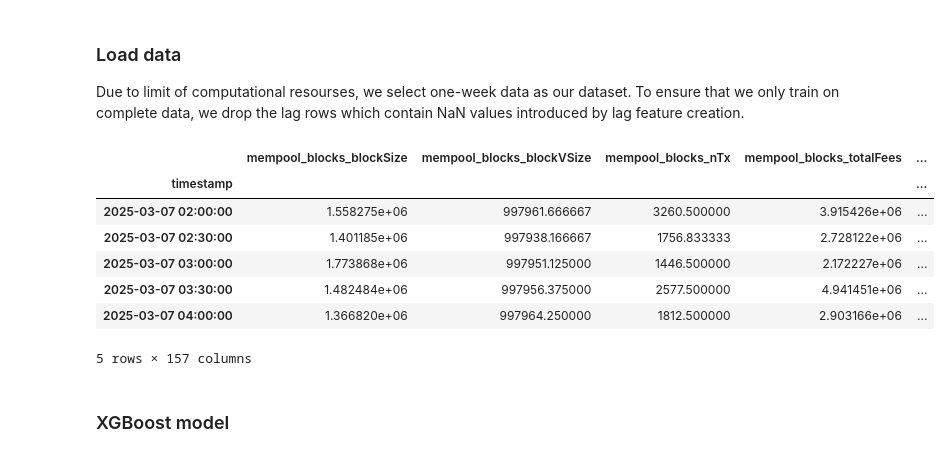
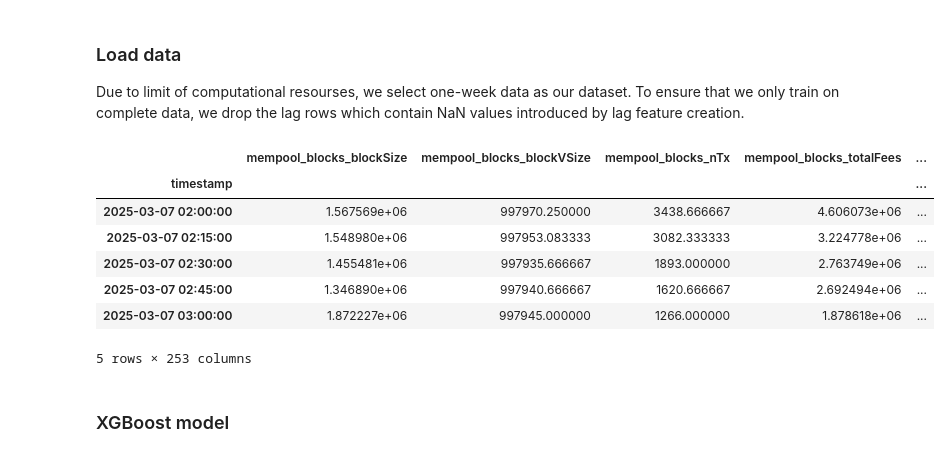
Before and after one commit to UBC-MDS/Capstone_SatCast_Trilemma, a Jupyter notebook: analysis/baseline_xgboost-week3.ipynb, the cells around one changed output. Saved outputs shown, nothing was run; the diff lists cells and outputs as text; code cells hidden in the pictures.

```diff
--- a/analysis/baseline_xgboost-week3.ipynb
+++ b/analysis/baseline_xgboost-week3.ipynb
@@ -34,18 +34,18 @@ from XGBoost import data_split, build_random_search
 ### Load data
 Due to limit of computational resourses, we select one-week data as our dataset. To ensure that we only train on complete data, we drop the lag rows which contain NaN values introduced by lag feature creation.
 # %%
-df = pd.read_parquet('../data/processed/preprocessed_xgboost_30min.parquet')
+df = pd.read_parquet('../data/processed/preprocessed_xgboost_15min.parquet')
 df.dropna(inplace = True)
 df.head()
 # %% [output]
 |  | mempool_blocks_blockSize | mempool_blocks_blockVSize | mempool_blocks_nTx | mempool_blocks_totalFees | ... |
 | timestamp |  |  |  |  | ... |
-| 2025-03-07 02:00:00 | 1.558275e+06 | 997961.666667 | 3260.500000 | 3.915426e+06 | ... |
-| 2025-03-07 02:30:00 | 1.401185e+06 | 997938.166667 | 1756.833333 | 2.728122e+06 | ... |
-| 2025-03-07 03:00:00 | 1.773868e+06 | 997951.125000 | 1446.500000 | 2.172227e+06 | ... |
-| 2025-03-07 03:30:00 | 1.482484e+06 | 997956.375000 | 2577.500000 | 4.941451e+06 | ... |
-| 2025-03-07 04:00:00 | 1.366820e+06 | 997964.250000 | 1812.500000 | 2.903166e+06 | ... |
+| 2025-03-07 02:00:00 | 1.567569e+06 | 997970.250000 | 3438.666667 | 4.606073e+06 | ... |
+| 2025-03-07 02:15:00 | 1.548980e+06 | 997953.083333 | 3082.333333 | 3.224778e+06 | ... |
+| 2025-03-07 02:30:00 | 1.455481e+06 | 997935.666667 | 1893.000000 | 2.763749e+06 | ... |
+| 2025-03-07 02:45:00 | 1.346890e+06 | 997940.666667 | 1620.666667 | 2.692494e+06 | ... |
+| 2025-03-07 03:00:00 | 1.872227e+06 | 997945.000000 | 1266.000000 | 1.878618e+06 | ... |
-5 rows × 157 columns
+5 rows × 253 columns
 # %% [markdown]
 ### XGBoost model
 # %% [markdown]
```
Also changed, not shown: parts of 13 cells of this notebook.
